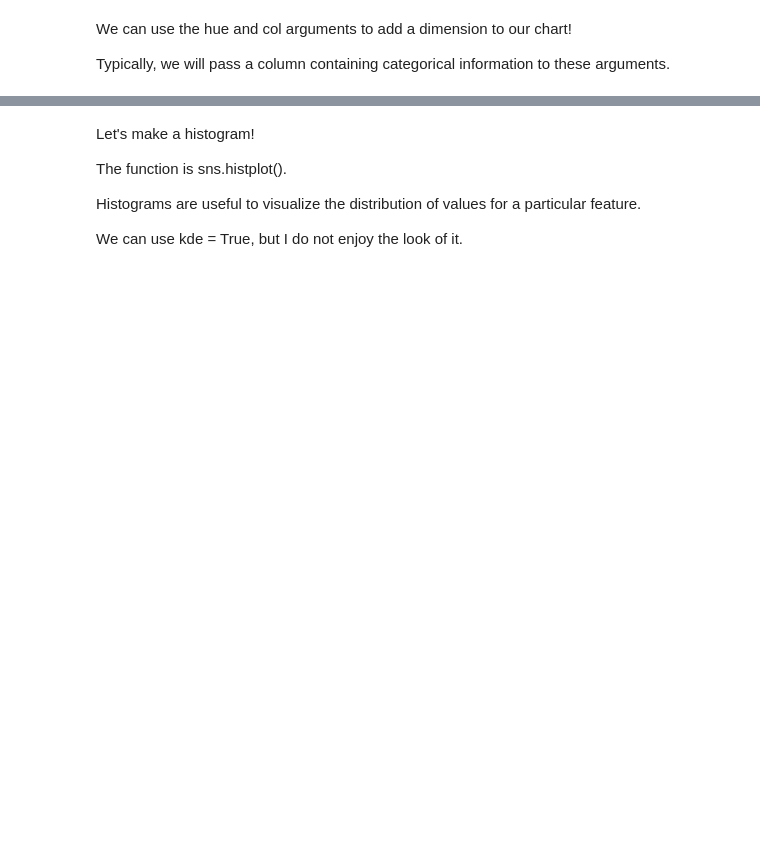
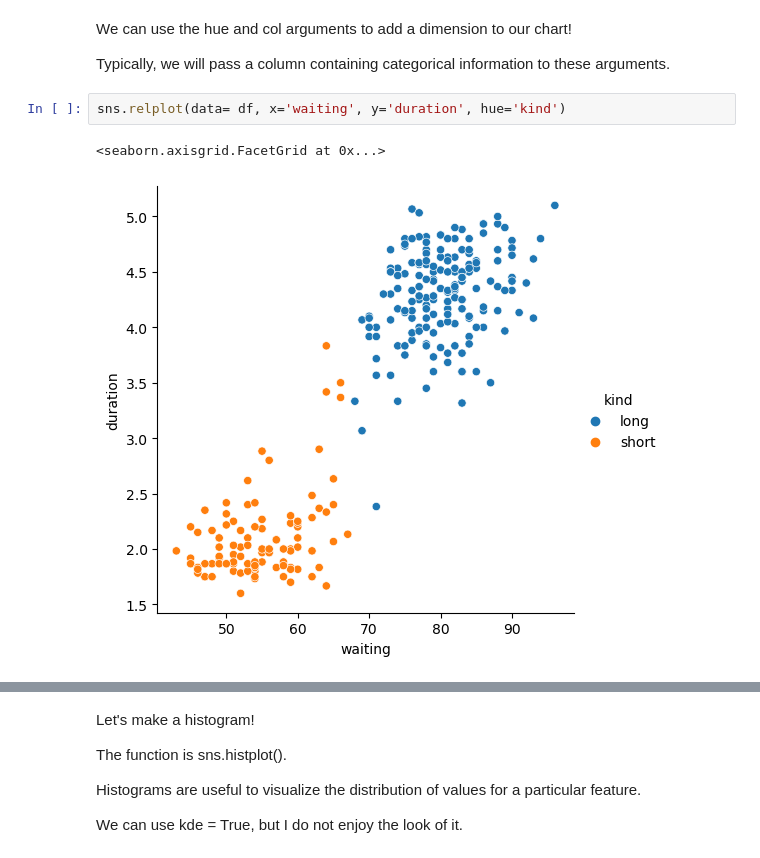
Before and after one commit to Msalazar2/numpy-pandas-visualization-exercises, a Jupyter notebook: seaborn_lesson.ipynb, the cells around one changed output, grey strips where cells are left out. Drawn from its saved outputs; the diff is of its cells as text; blank space fills up the shorter version.

```diff
--- a/seaborn_lesson.ipynb
+++ b/seaborn_lesson.ipynb
@@ -33,3 +44,8 @@ We can add features to the plot using the matplotlib library in a familiar way!
 We can use the hue and col arguments to add a dimension to our chart!
 
 Typically, we will pass a column containing categorical information to these arguments.
+# %%
+sns.relplot(data= df, x='waiting', y='duration', hue='kind')
+# %% [output]
+<seaborn.axisgrid.FacetGrid at 0x...>
+[figure, added]
```
Also changed, not shown: parts of 9 cells of this notebook, 8 other files.
